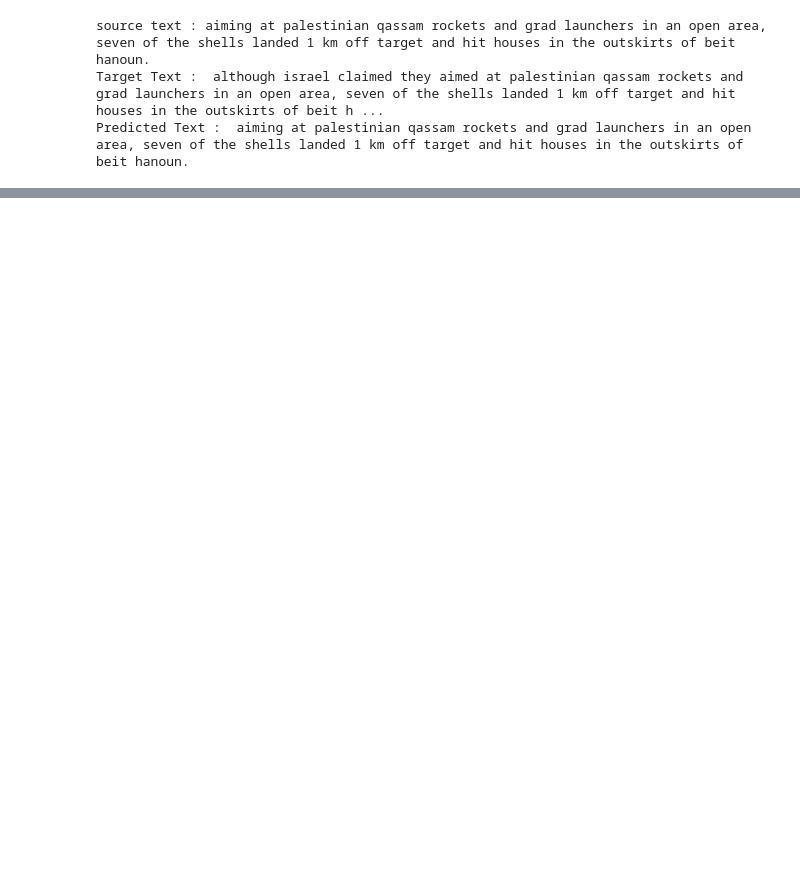
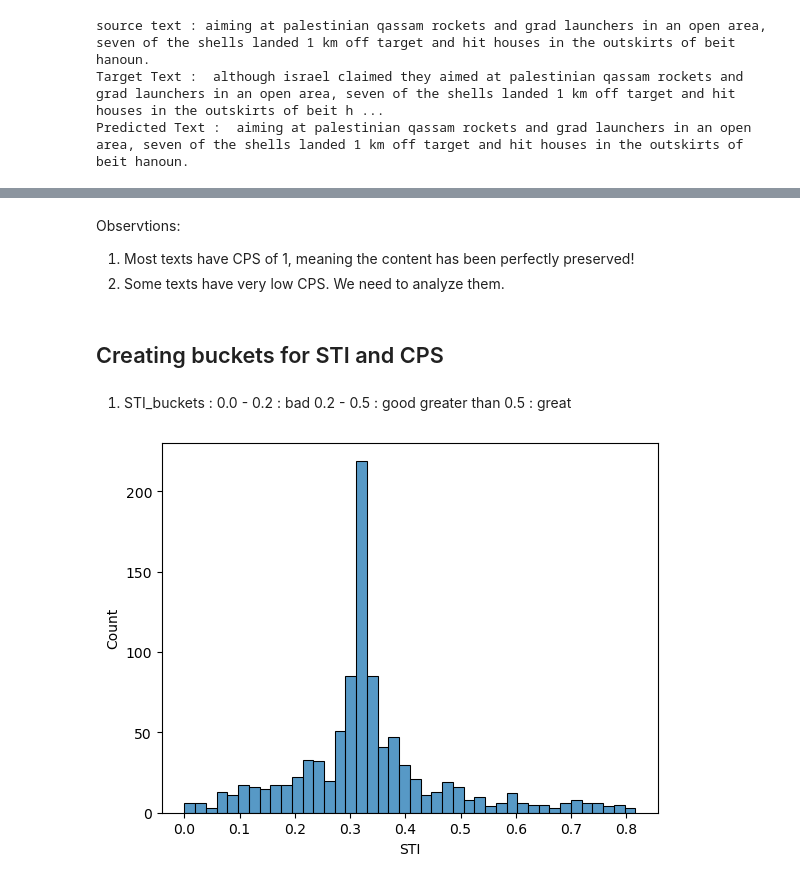
Before and after one commit to RU-Insane/Debiasing-Text-With-Style-Transfer, a Jupyter notebook: notebooks/evaluation_metrics.ipynb, the cells around one changed output, grey strips where cells are left out. Cells and saved outputs as stored; diff of their text form; code cells hidden in the pictures; blank space fills up the shorter version.

```diff
--- a/notebooks/evaluation_metrics.ipynb
+++ b/notebooks/evaluation_metrics.ipynb
@@ -324,0 +333,16 @@ Legend: Negative Neutral Positive
+# %% [markdown]
+Observtions:
+1. Most texts have CPS of 1, meaning the content has been perfectly preserved!
+2. Some texts have very low CPS. We need to analyze them.
+# %% [markdown]
+## Creating buckets for STI and CPS
+# %% [markdown]
+1.  STI_buckets :
+0.0 - 0.2 : bad
+0.2 - 0.5 : good
+greater than 0.5 : great
+# %%
+sns.histplot(evaluation_df,x='STI')
+plt.show()
+# %% [output]
+[figure, added]
```
Also changed, not shown: parts of 46 cells of this notebook.
